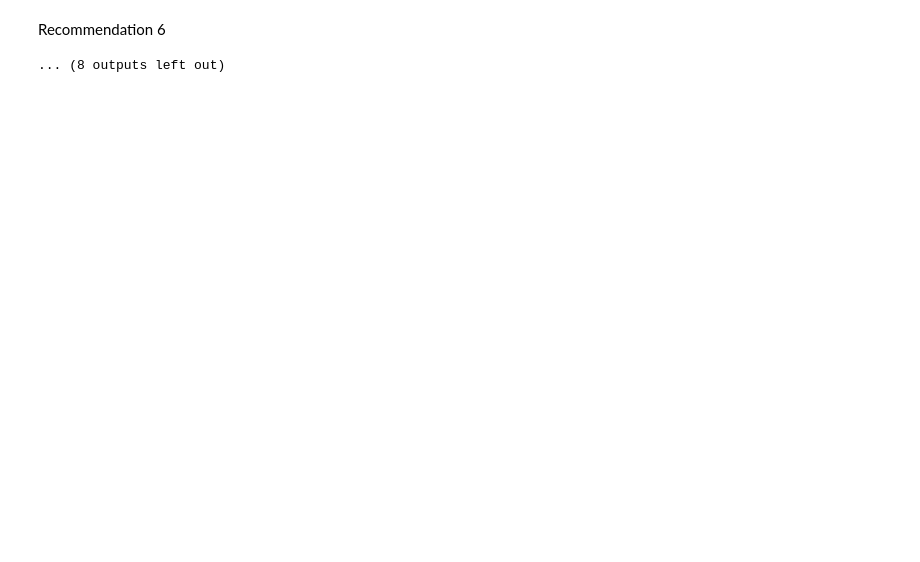
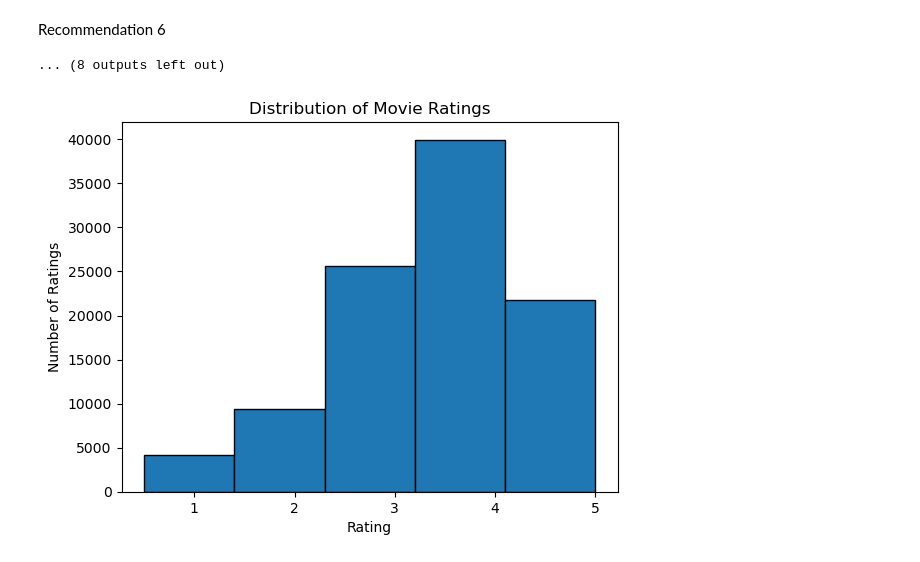
Before and after one commit to laneycs/movie_recommendations, a Jupyter notebook: data/movie_recommendation_system.ipynb, the cells around one changed output. Cells and saved outputs as stored; diff of their text form; code cells hidden in the pictures; blank space fills up the shorter version.

```diff
--- a/data/movie_recommendation_system.ipynb
+++ b/data/movie_recommendation_system.ipynb
@@ -176,3 +176,27 @@ Recommendation 5
 [interactive output not drawn]
 Recommendation 6
 ... (8 outputs left out)
+# %%
+import pandas as pd
+
+# Load data (movies, ratings, tags, links) here
+
+# Example:
+movies = pd.read_csv('movies.csv')
+ratings = pd.read_csv('ratings.csv')
+tags = pd.read_csv('tags.csv')
+links = pd.read_csv('links.csv')
+
+# Merge 'ratings' and 'movies' dataframes on the 'movieId' column
+movie_ratings = pd.merge(ratings, movies, on='movieId')
+# %%
+import matplotlib.pyplot as plt
+
+# Assuming you have a DataFrame called 'movie_ratings' with a 'rating' column
+plt.hist(movie_ratings['rating'], bins=5, edgecolor='k')
+plt.xlabel('Rating')
+plt.ylabel('Number of Ratings')
+plt.title('Distribution of Movie Ratings')
+plt.show()
+# %% [output]
+[figure, added]
```
Also changed, not shown: parts of 2 cells of this notebook.
